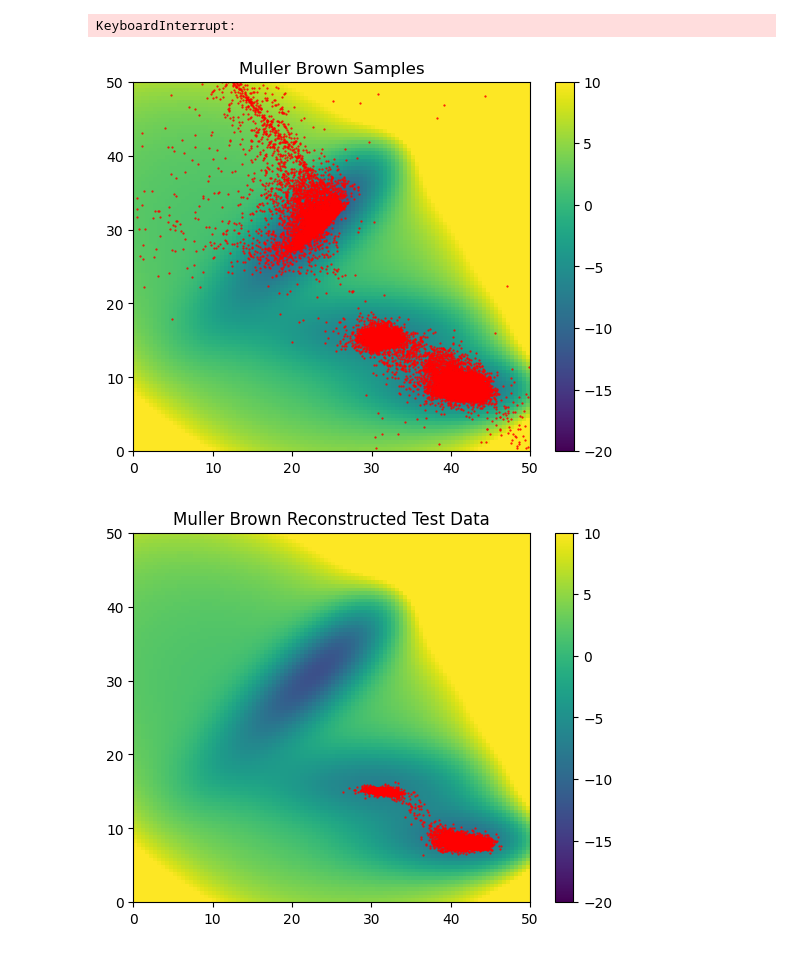
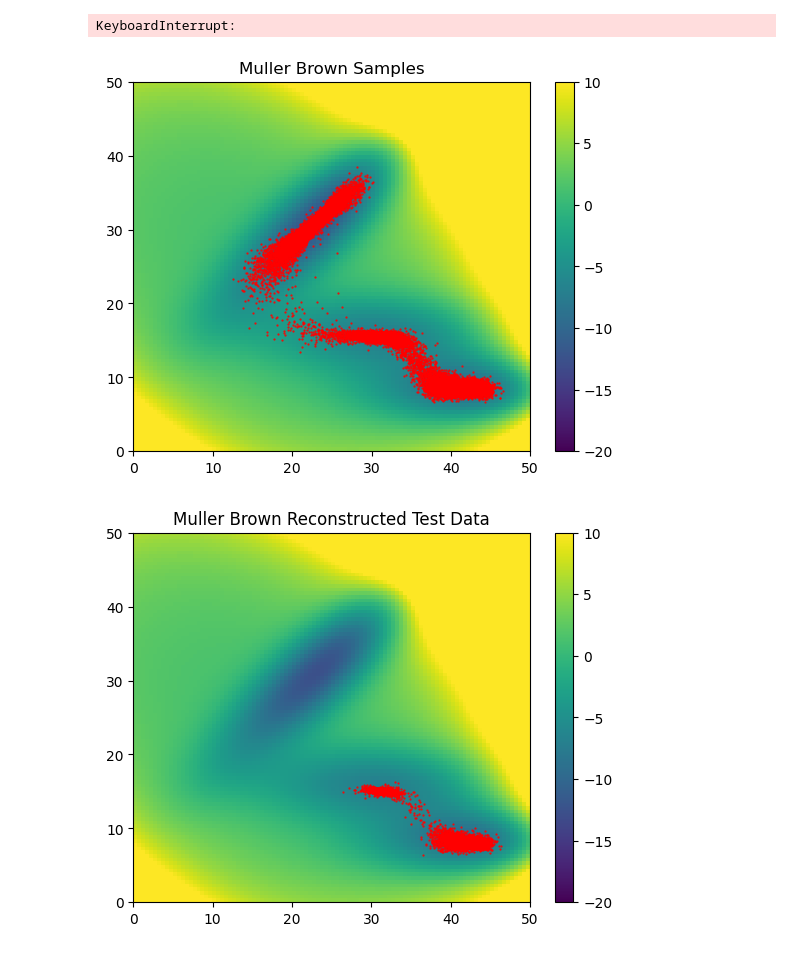
Before and after one commit to michael-psenka/OM-TPS, a Jupyter notebook: train_diffusion_mb.ipynb, the cells around one changed output. Cells and saved outputs as stored; diff of their text form; code cells hidden in the pictures.

```diff
--- a/train_diffusion_mb.ipynb
+++ b/train_diffusion_mb.ipynb
@@ -455,7 +455,7 @@ class MBDiffusionModel(torch.nn.Module):
                 actions.append(action.item())
 
                 pred_force = force_func(noised_xs.reshape(-1, 2))
-                true_force = potential.force_func(noised_xs.reshape(-1, 2))[1]
+                true_force = potential.sample_force_func(noised_xs.reshape(-1, 2))
                 # if diff_time == 0:
                 #     print("Cosine similarity", F.cosine_similarity(pred_force, true_force).mean().item())
 
@@ -666,20 +666,20 @@ KeyboardInterrupt:
 # %%
 # Unconditional samples from the model
 device = torch.device(torch.cuda.current_device())
-mlp = MLP(3, 256, 2, device, act = F.relu, conservative=True).to(device).to(torch.float32)
-mlp.load_state_dict(torch.load("mb_diffusion_model_conservative.pt"))
+mlp = MLP(3, 256, 2, device, act = F.relu, conservative=False).to(device).to(torch.float32)
+mlp.load_state_dict(torch.load("mb_diffusion_model.pt"))
 
 model = MBDiffusionModel(mlp, num_steps = 256, device = device).to(device).to(torch.float32)
 all_samples = model.sample(100000, temperature = 1)
 # mean = torch.tensor(train_dataset.mean).to(device).to(torch.float32)
 # std = torch.tensor(train_dataset.std).to(device).to(torch.float32)
 mean = torch.tensor(np.load("mb_mean.npy")).to(device).to(torch.float32)
 std = torch.tensor(np.load("mb_std.npy")).to(device).to(torch.float32)
 all_samples = all_samples*std + mean
 all_samples = get_numpy(all_samples)
 plot_samples(all_samples, title="Muller Brown Samples")
 # %% [output]
-[figure, old version]
+[figure, new version]
 # %%
 # Reconstruction of test data (first batch of dataloader)
 latent_time = 25 # diffusion steps for reconstruction (larger means more diverse samples)
```
Also changed, not shown: parts of 5 cells of this notebook, 1 other file.
